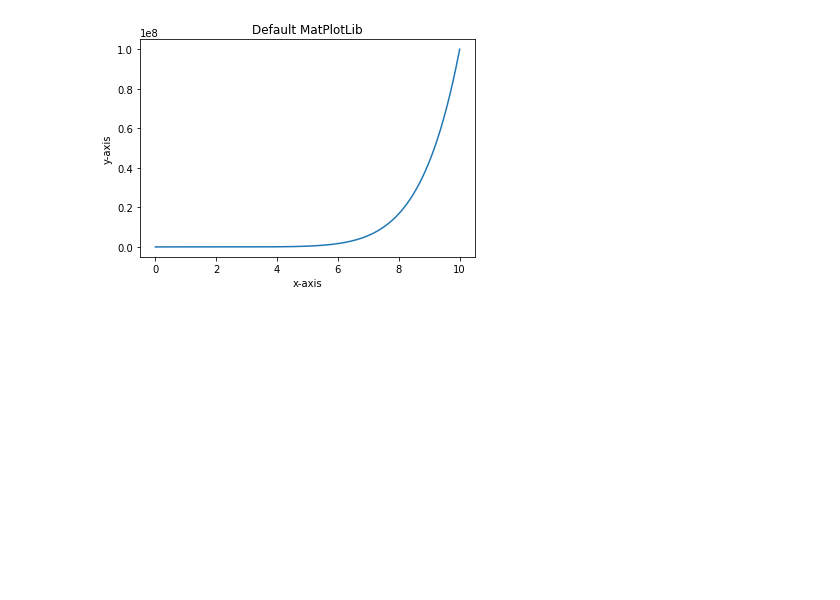
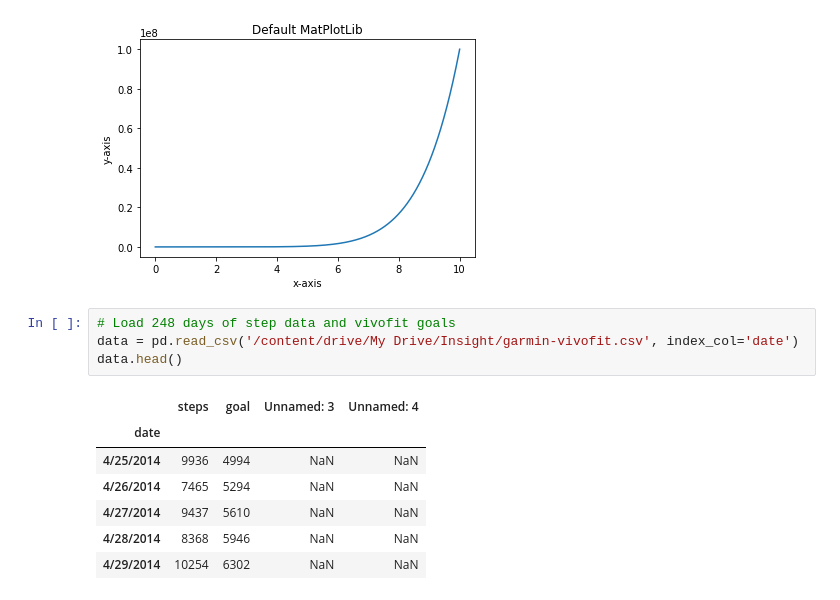
Before and after one commit to jimmy-io/worksheeets-, a Jupyter notebook: python_stats_2.ipynb, the cells around one changed output. Drawn from its saved outputs; the diff is of its cells as text; blank space fills up the shorter version.

```diff
--- a/python_stats_2.ipynb
+++ b/python_stats_2.ipynb
@@ -163,3 +163,15 @@ plt.plot(x, x**8)
 plt.show()
 # %% [output]
 [figure]
+# %%
+# Load 248 days of step data and vivofit goals
+data = pd.read_csv('/content/drive/My Drive/Insight/garmin-vivofit.csv', index_col='date')
+data.head()
+# %% [output]
+|  | steps | goal | Unnamed: 3 | Unnamed: 4 |
+| date |  |  |  |  |
+| 4/25/2014 | 9936 | 4994 | NaN | NaN |
+| 4/26/2014 | 7465 | 5294 | NaN | NaN |
+| 4/27/2014 | 9437 | 5610 | NaN | NaN |
+| 4/28/2014 | 8368 | 5946 | NaN | NaN |
+| 4/29/2014 | 10254 | 6302 | NaN | NaN |
```
Also changed, not shown: parts of 10 cells of this notebook.
